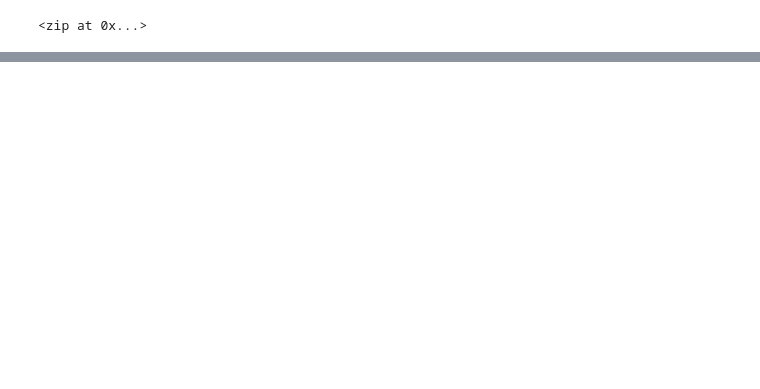
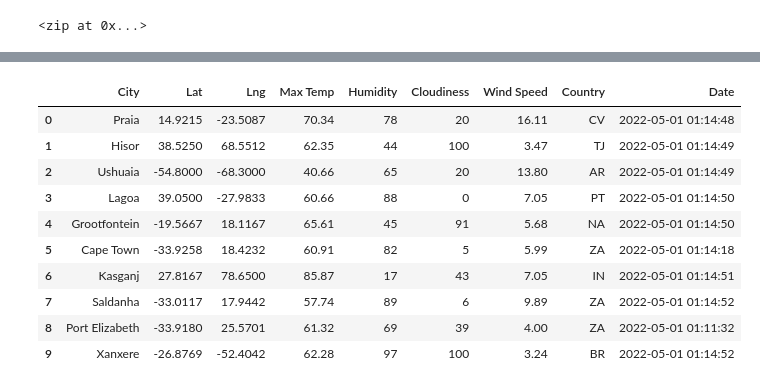
Before and after one commit to tobiasjp/World_Weather_Analysis, a Jupyter notebook: WeatherPy.ipynb, the cells around one changed output, grey strips where cells are left out. Drawn from its saved outputs; the diff is of its cells as text; code cells hidden in the pictures; blank space fills up the shorter version.

```diff
--- a/WeatherPy.ipynb
+++ b/WeatherPy.ipynb
@@ -30,0 +36,2 @@ len(cities)
+# %%
+url = "http://api.openweathermap.org/data/2.5/weather?units=Imperial&APPID=" + weath_apik
@@ -30,0 +117,16 @@ len(cities)
+# %%
+# Convert the array of dictionaries to a Pandas DataFrame.
+city_data_df = pd.DataFrame(city_data)
+city_data_df.head(10)
+# %% [output]
+|  | City | Lat | Lng | Max Temp | Humidity | Cloudiness | Wind Speed | Country | Date |
+| 0 | Praia | 14.9215 | -23.5087 | 70.34 | 78 | 20 | 16.11 | CV | 2022-05-01 01:14:48 |
+| 1 | Hisor | 38.5250 | 68.5512 | 62.35 | 44 | 100 | 3.47 | TJ | 2022-05-01 01:14:49 |
+| 2 | Ushuaia | -54.8000 | -68.3000 | 40.66 | 65 | 20 | 13.80 | AR | 2022-05-01 01:14:49 |
+| 3 | Lagoa | 39.0500 | -27.9833 | 60.66 | 88 | 0 | 7.05 | PT | 2022-05-01 01:14:50 |
+| 4 | Grootfontein | -19.5667 | 18.1167 | 65.61 | 45 | 91 | 5.68 | NA | 2022-05-01 01:14:50 |
+| 5 | Cape Town | -33.9258 | 18.4232 | 60.91 | 82 | 5 | 5.99 | ZA | 2022-05-01 01:14:18 |
+| 6 | Kasganj | 27.8167 | 78.6500 | 85.87 | 17 | 43 | 7.05 | IN | 2022-05-01 01:14:51 |
+| 7 | Saldanha | -33.0117 | 17.9442 | 57.74 | 89 | 6 | 9.89 | ZA | 2022-05-01 01:14:52 |
+| 8 | Port Elizabeth | -33.9180 | 25.5701 | 61.32 | 69 | 39 | 4.00 | ZA | 2022-05-01 01:11:32 |
+| 9 | Xanxere | -26.8769 | -52.4042 | 62.28 | 97 | 100 | 3.24 | BR | 2022-05-01 01:14:52 |
```
Also changed, not shown: parts of 6 cells of this notebook, 3 other files.
